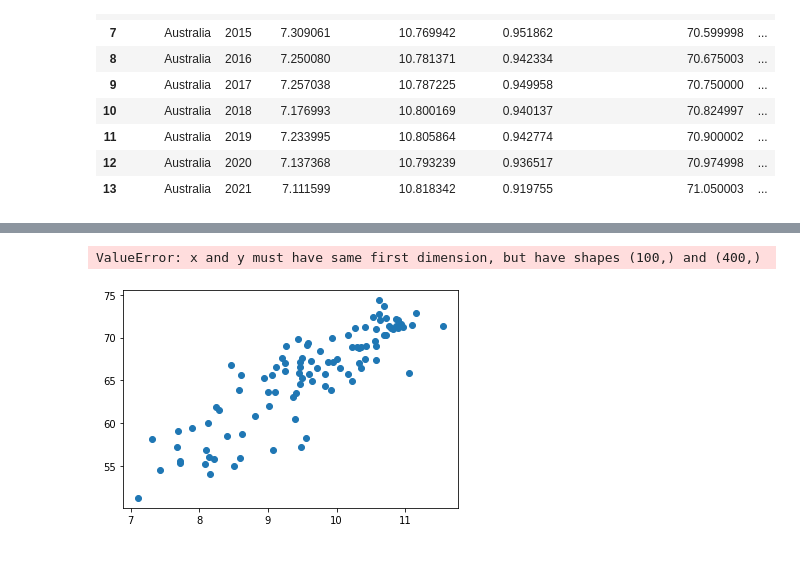
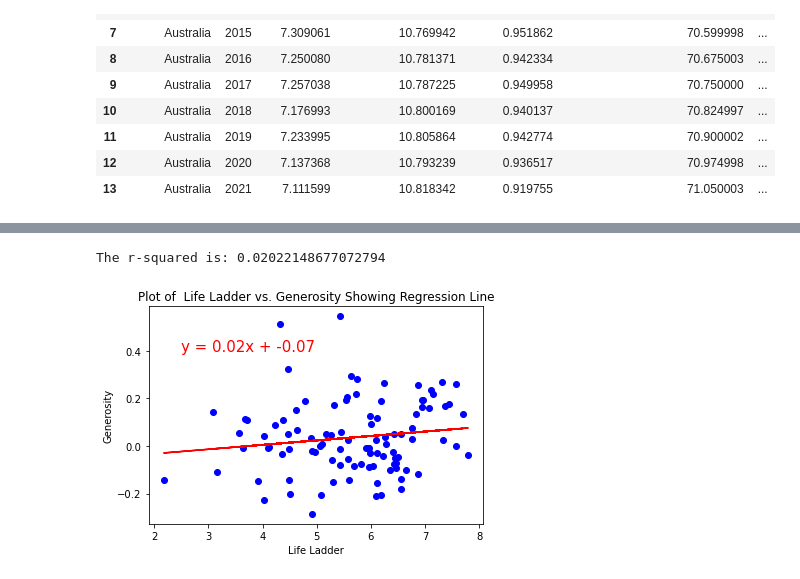
Before and after one commit to ArchanaKarri/Project-One, a Jupyter notebook: Happiness-Analysis.ipynb, the cells around one changed output, grey strips where cells are left out. Drawn from its saved outputs; the diff is of its cells as text; code cells hidden in the pictures.

```diff
--- a/Happiness-Analysis.ipynb
+++ b/Happiness-Analysis.ipynb
@@ -220,20 +112,26 @@ y_values
 # %%
-# to work on this code
-#(slope, intercept, rvalue, pvalue, stderr) = linregress(x_values, y_values)
-#regress_values =( x_values * slope) + intercept
+# Plot of Life ladder vs Generosity with Regression
 
-(slope, intercept, rvalue, pvalue, stderr) = stats.linregress(x_values, y_values)
+x_values = new_df2021['Life Ladder']
+y_values = new_df2021['Generosity']
 
-# Get regression values
-regress_values = x_values *int(slope) + intercept
+(slope, intercept, rvalue, pvalue, stderr) = linregress(x_values, y_values)
+regress_values = x_values * slope + intercept
+line_eq = "y = " + str(round(slope,2)) + "x + " + str(round(intercept,2))
 
-line_eq = "y = " + str(round(slope,2)) + "x + " + str(round(intercept,2))
-plt.scatter(x_values,y_values)
-#plt.plot(x_values,regress_values,"r-")
+plt.scatter(x_values,y_values, c ="blue")
 plt.plot(x_values,regress_values,"r-")
-plt.annotate(line_eq,(5.0,0.8),fontsize=15,color="red")
+plt.annotate(line_eq, (2.5, 0.4), fontsize=15, color="red")
+
+plt.xlabel("Life Ladder")
+plt.ylabel("Generosity")
+plt.title("Plot of  Life Ladder vs. Generosity Showing Regression Line")
+
 print(f"The r-squared is: {rvalue**2}")
+
+plt.savefig("Images/Fig3.png")
+
 plt.show()
 # %% [output]
-ValueError: x and y must have same first dimension, but have shapes (100,) and (400,)
+The r-squared is: 0.02022148677072794
-[figure, old version]
+[figure, new version]
```
Also changed, not shown: parts of 27 cells of this notebook.
